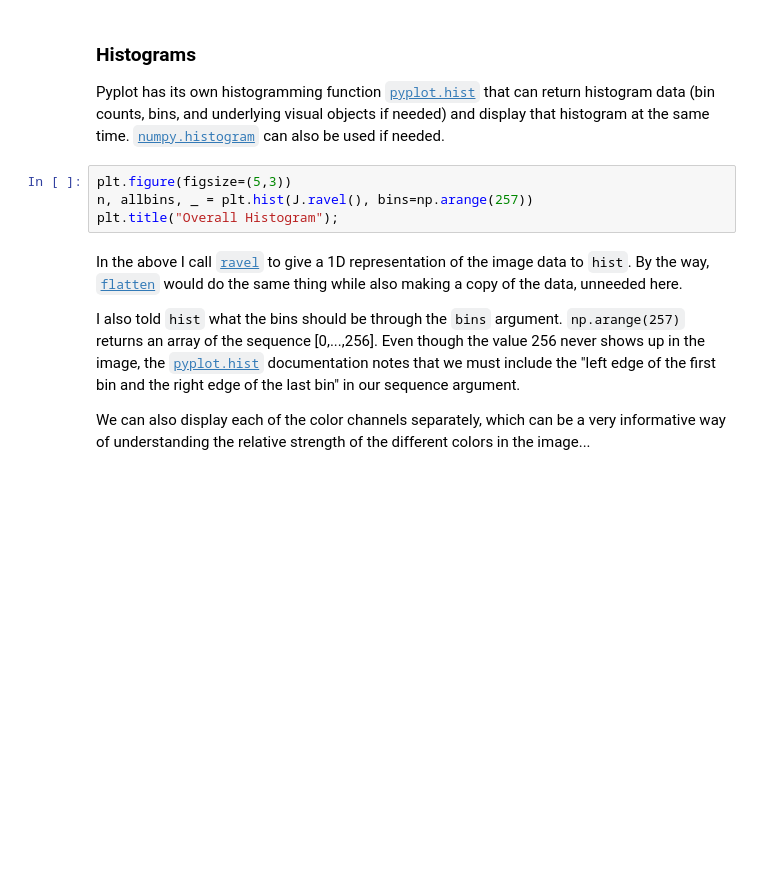
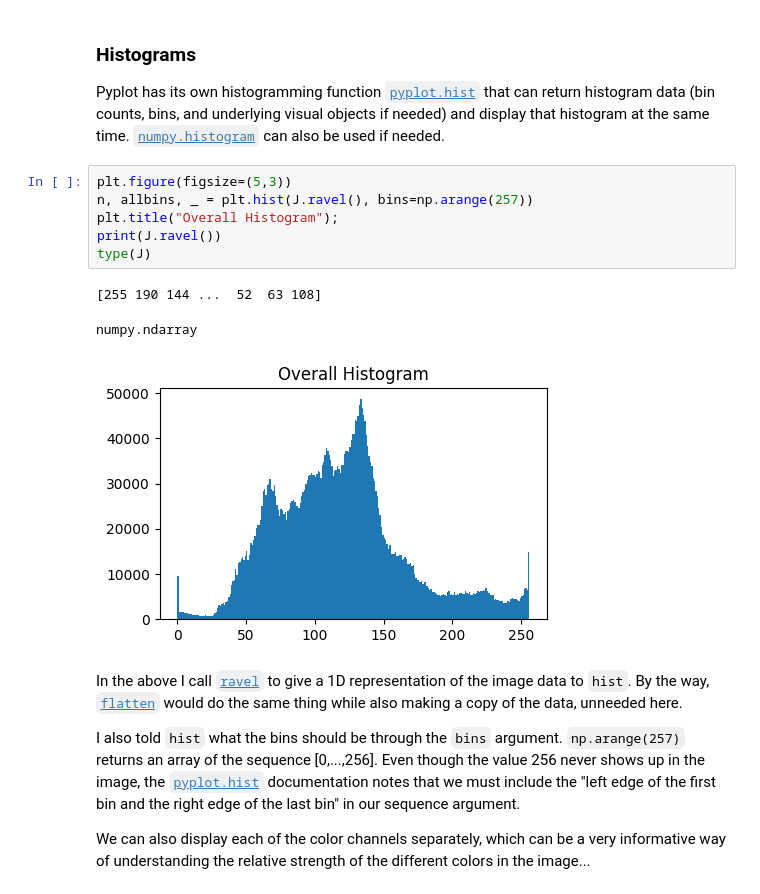
Before and after one commit to knowhow07/imageprocessing, a Jupyter notebook: NumpyAndVisualization/matplotlib_tutorial.ipynb, the cells around one changed output. Cells and saved outputs as stored; diff of their text form; blank space fills up the shorter version.

```diff
--- a/NumpyAndVisualization/matplotlib_tutorial.ipynb
+++ b/NumpyAndVisualization/matplotlib_tutorial.ipynb
@@ -153,7 +176,13 @@ Pyplot has its own histogramming function [`pyplot.hist`](https://matplotlib.org
 # %%
 plt.figure(figsize=(5,3))
 n, allbins, _ = plt.hist(J.ravel(), bins=np.arange(257))
 plt.title("Overall Histogram");
+print(J.ravel())
+type(J)
+# %% [output]
+[255 190 144 ...  52  63 108]
+numpy.ndarray
+[figure, added]
 # %% [markdown]
 In the above I call [`ravel`](https://numpy.org/doc/stable/reference/generated/numpy.ravel.html) to give a 1D representation of the image data to `hist`. By the way, [`flatten`](`https://numpy.org/doc/stable/reference/generated/numpy.ndarray.flatten.html) would do the same thing while also making a copy of the data, unneeded here.
 
```
Also changed, not shown: parts of 9 cells of this notebook.
